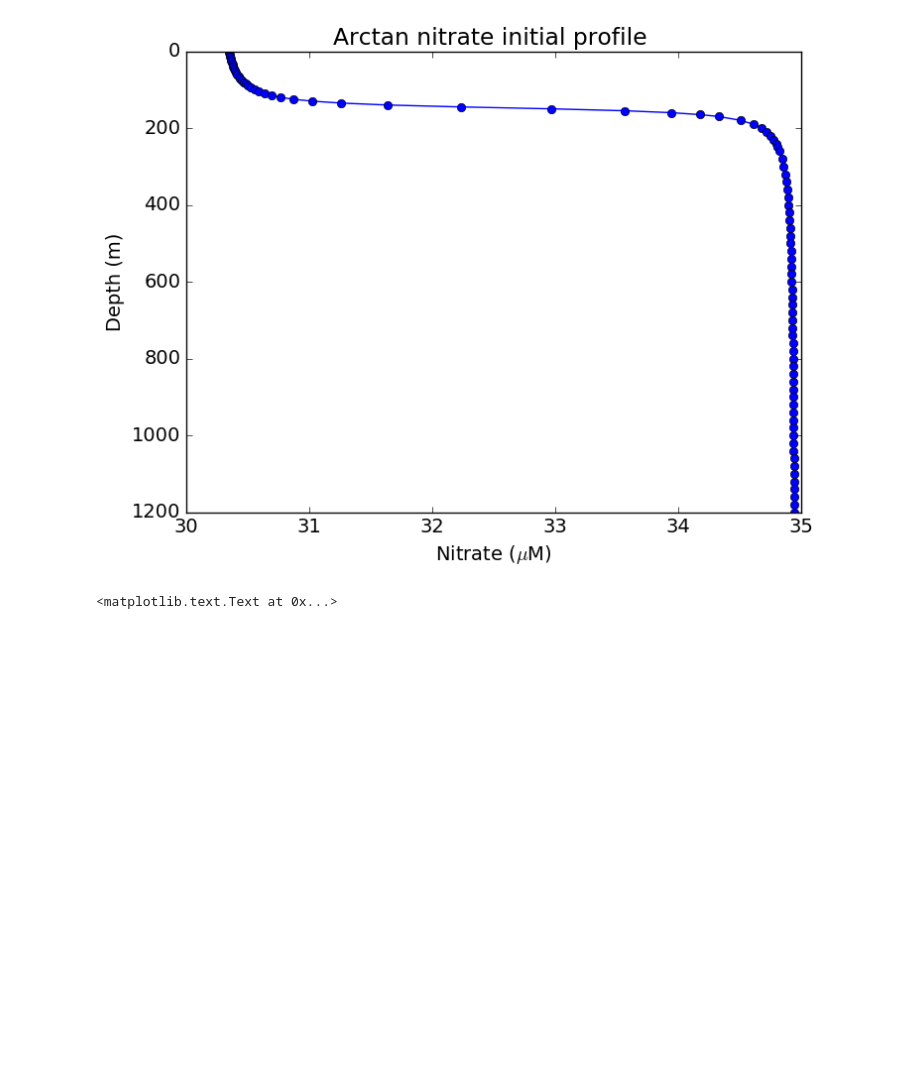
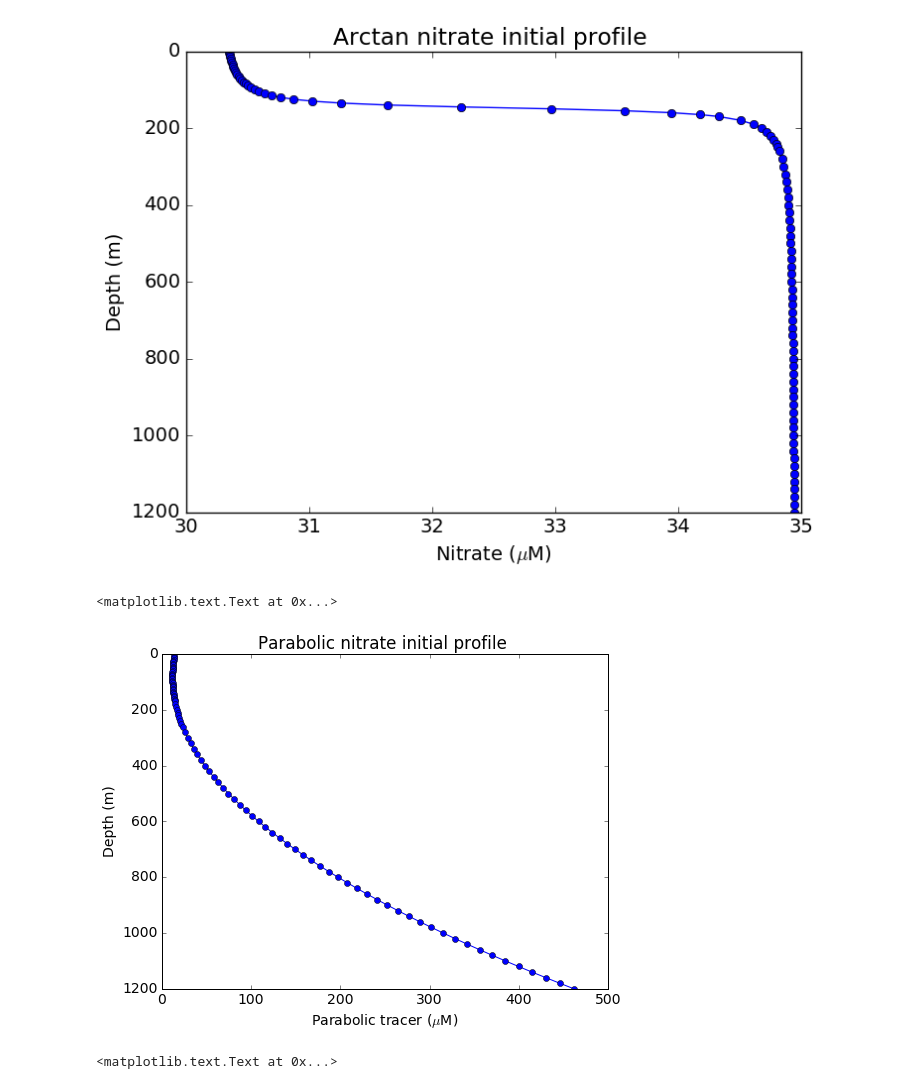
Before and after one commit to UBC-MOAD/buildcanyon, a Jupyter notebook: Stratification/GenerateTSNutrientIniCond.ipynb, the cells around one changed output. Drawn from its saved outputs; the diff is of its cells as text; code cells hidden in the pictures; blank space fills up the shorter version.

Commit message:
Added function to generate parabolic profiles

```diff
--- a/Stratification/GenerateTSNutrientIniCond.ipynb
+++ b/Stratification/GenerateTSNutrientIniCond.ipynb
@@ -291,6 +320,45 @@ plt.title('Arctan nitrate initial profile ')
 # %% [output]
 <matplotlib.text.Text at 0x...>
 [figure]
+# %%
+Co = 13.5  # To get positive profiles everywhere, arbitrary
+Hs =147.5
+C1 = 0.047
+C2 = 0.00036 # 0.00036 5.9e-05, -5.3e-05, -0.00029
+
+a_str= 'Co_13p5_C1_0p047_C2_3p6Em4'
+
+Nit_arctan = iniTracerParabolic(nx,ny,Co,C1,C2,Hs,np.array(zi))
+
+
+## Save binary file
+#tmpfile = "%dx%dx%d/Parab_tr_%s_%dzlev_%dx%d.bin" %(nx,ny,nz,a_str,nz,nx,ny)
+#fileobj = open(tmpfile,mode='wb')
+#Nit_arctan2 = Nit_arctan.transpose((2,0,1)) # To keep fortran order when writing as C binary
+#Nit_arctan2.astype(dt).tofile(fileobj,"")
+#fileobj.close()
+
+
+### PLOT Contour
+
+plt.rcParams.update({'font.size':14})
+plt.rcParams['contour.negative_linestyle']='solid'
+
+plt.figure(figsize=(8,6))
+
+CS = plt.plot(np.squeeze(Nit_arctan[60,45,:]),zi,'bo-')
+
+plt.gca().invert_yaxis()
+
+plt.xlabel(r'Parabolic tracer ($\mu$M)')
+
+plt.ylabel('Depth (m)')
+
+
+plt.title('Parabolic nitrate initial profile ')
+# %% [output]
+<matplotlib.text.Text at 0x...>
+[figure, added]
 # %%
 oxy = [ 258.64692308,  205.30523866,  189.93474682,  173.32762752,
         148.99494704,  123.39376698,  104.07073273,  100.34682448,
```
Also changed, not shown: parts of 1 cell of this notebook.
